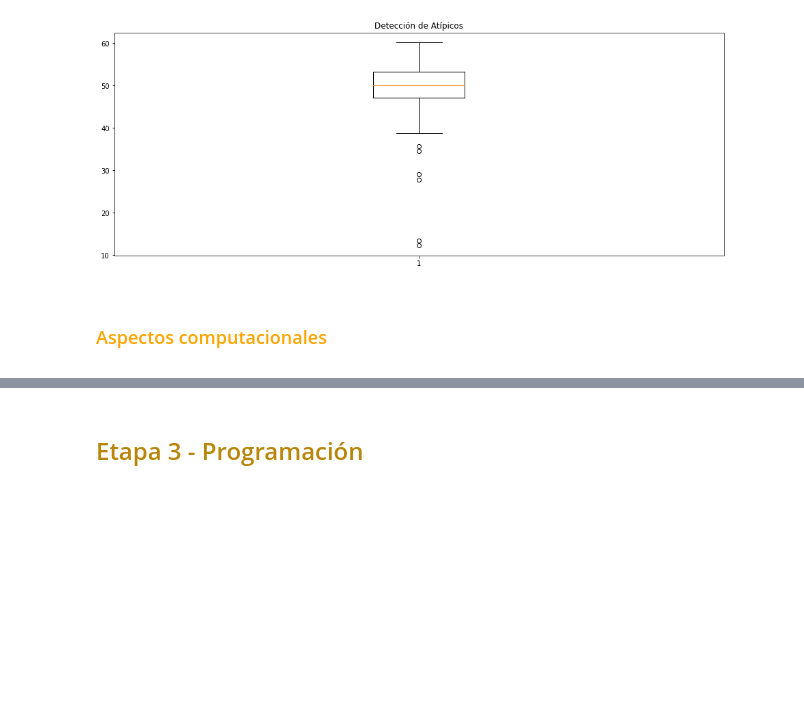
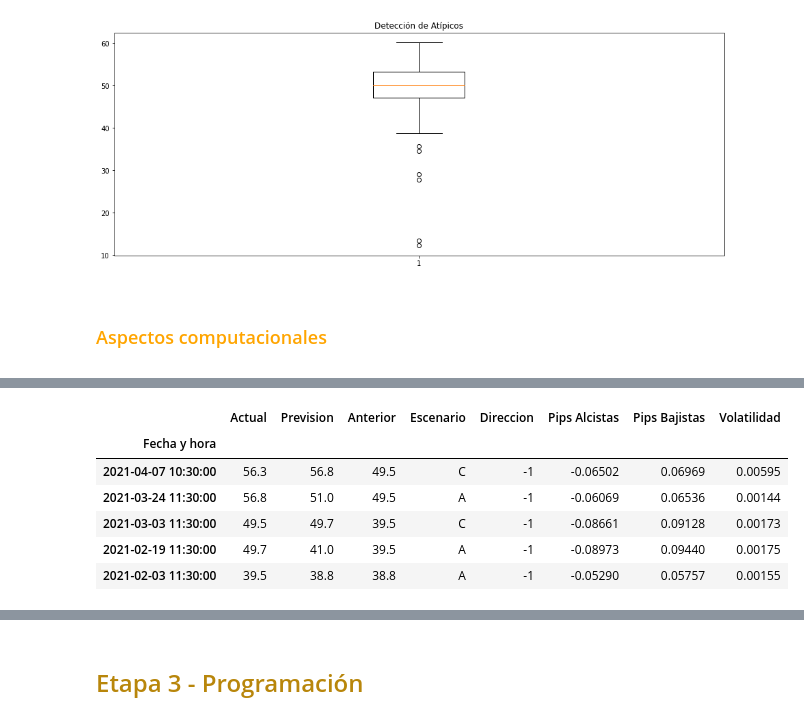
Before and after one commit to Sofiagarciaif/MyST_Proyecto_Final, a Jupyter notebook: notebook.ipynb, the cells around one changed output, grey strips where cells are left out. Drawn from its saved outputs; the diff is of its cells as text; code cells hidden in the pictures; blank space fills up the shorter version.

```diff
--- a/notebook.ipynb
+++ b/notebook.ipynb
@@ -97,0 +100,2 @@ PMI.tail(5)
+# %%
+PRECIOSGBP = dt.f_import_precios()
@@ -192,0 +372,11 @@ vs.f_atipicos(PMI["Actual"])
+# %%
+metrica=fn.f_metricas(PMI,PRECIOSGBP)
+metrica.head()
+# %% [output]
+|  | Actual | Prevision | Anterior | Escenario | Direccion | Pips Alcistas | Pips Bajistas | Volatilidad |
+| Fecha y hora |  |  |  |  |  |  |  |  |
+| 2021-04-07 10:30:00 | 56.3 | 56.8 | 49.5 | C | -1 | -0.06502 | 0.06969 | 0.00595 |
+| 2021-03-24 11:30:00 | 56.8 | 51.0 | 49.5 | A | -1 | -0.06069 | 0.06536 | 0.00144 |
+| 2021-03-03 11:30:00 | 49.5 | 49.7 | 39.5 | C | -1 | -0.08661 | 0.09128 | 0.00173 |
+| 2021-02-19 11:30:00 | 49.7 | 41.0 | 39.5 | A | -1 | -0.08973 | 0.09440 | 0.00175 |
+| 2021-02-03 11:30:00 | 39.5 | 38.8 | 38.8 | A | -1 | -0.05290 | 0.05757 | 0.00155 |
```
Also changed, not shown: parts of 23 cells of this notebook, 2 other files.
